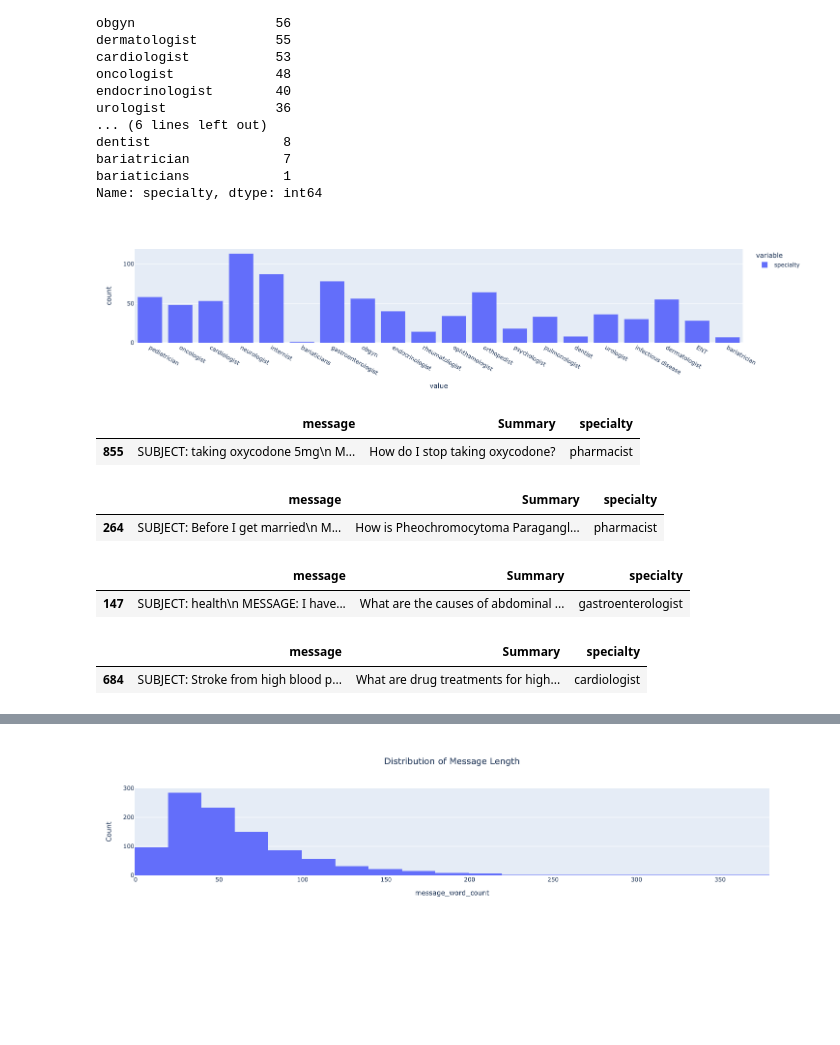
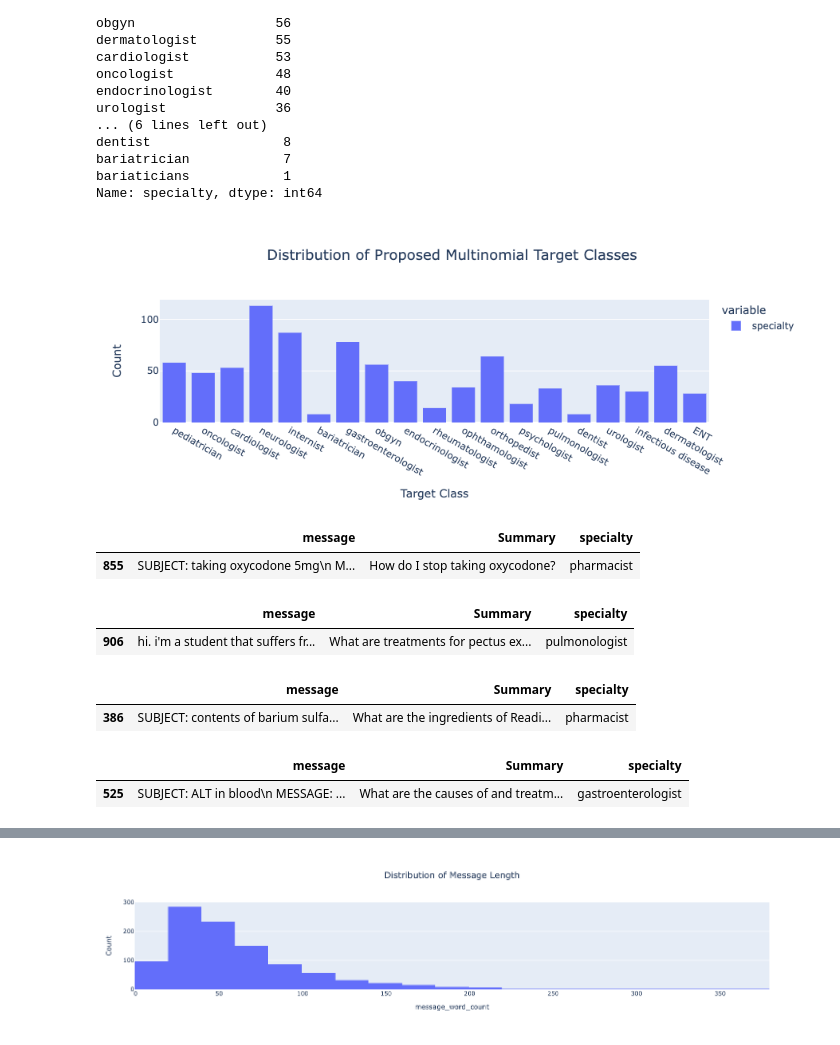
Before and after one commit to emilygama/Binary-Classification-NLP-Patient-Questions, a Jupyter notebook: code/starter.ipynb, the cells around one changed output, grey strips where cells are left out. Drawn from its saved outputs; the diff is of its cells as text; code cells hidden in the pictures; blank space fills up the shorter version.

```diff
--- a/code/starter.ipynb
+++ b/code/starter.ipynb
@@ -80,7 +86,15 @@ dentist                 8
 bariatrician            7
 bariaticians            1
 Name: specialty, dtype: int64
+# %%
+questions['specialty'][questions['specialty'] == 'bariaticians'] = 'bariatrician'
 # %%
-px.histogram(data_frame=questions['specialty'][questions['specialty'] != 'pharmacist'])
+fig2 = px.histogram(data_frame=questions['specialty'][questions['specialty'] != 'pharmacist'],
+            title='Distribution of Proposed Multinomial Target Classes',
+            labels={'value': 'Target Class'})
+
+fig2.update_yaxes(title = 'Count')
+
+fig2.update_layout(title_font_size=18, title_x=.5)
 # %% [output]
-[figure, old version]
+[figure, new version]
@@ -92,20 +108,20 @@ questions[['message', 'Summary', 'specialty']].iloc[[np.random.randint(0,1000)]]
 |  | message | Summary | specialty |
 | 855 | SUBJECT: taking oxycodone 5mg\n M... | How do I stop taking oxycodone? | pharmacist |
 # %%
-questions[['message', 'Summary', 'specialty']].iloc[[np.random.randint(0,1000)]]
+questions[['message', 'Summary', 'specialty']].iloc[[906]]
 # %% [output]
 |  | message | Summary | specialty |
-| 264 | SUBJECT: Before I get married\n M... | How is Pheochromocytoma Paragangl... | pharmacist |
+| 906 | hi. i'm a student that suffers fr... | What are treatments for pectus ex... | pulmonologist |
 # %%
-questions[['message', 'Summary', 'specialty']].iloc[[np.random.randint(0,1000)]]
+questions[['message', 'Summary', 'specialty']].iloc[[386]]
 # %% [output]
 |  | message | Summary | specialty |
-| 147 | SUBJECT: health\n MESSAGE: I have... | What are the causes of abdominal ... | gastroenterologist |
+| 386 | SUBJECT: contents of barium sulfa... | What are the ingredients of Readi... | pharmacist |
 # %%
-questions[['message', 'Summary', 'specialty']].iloc[[np.random.randint(0,1000)]]
+questions[['message', 'Summary', 'specialty']].iloc[[525]]
 # %% [output]
 |  | message | Summary | specialty |
-| 684 | SUBJECT: Stroke from high blood p... | What are drug treatments for high... | cardiologist |
+| 525 | SUBJECT: ALT in blood\n MESSAGE: ... | What are the causes of and treatm... | gastroenterologist |
 # %%
 questions['message_word_count'] = [len(i.split()) for i in questions['message']]
 # %%
```
Also changed, not shown: parts of 5 cells of this notebook, 11 other files.
